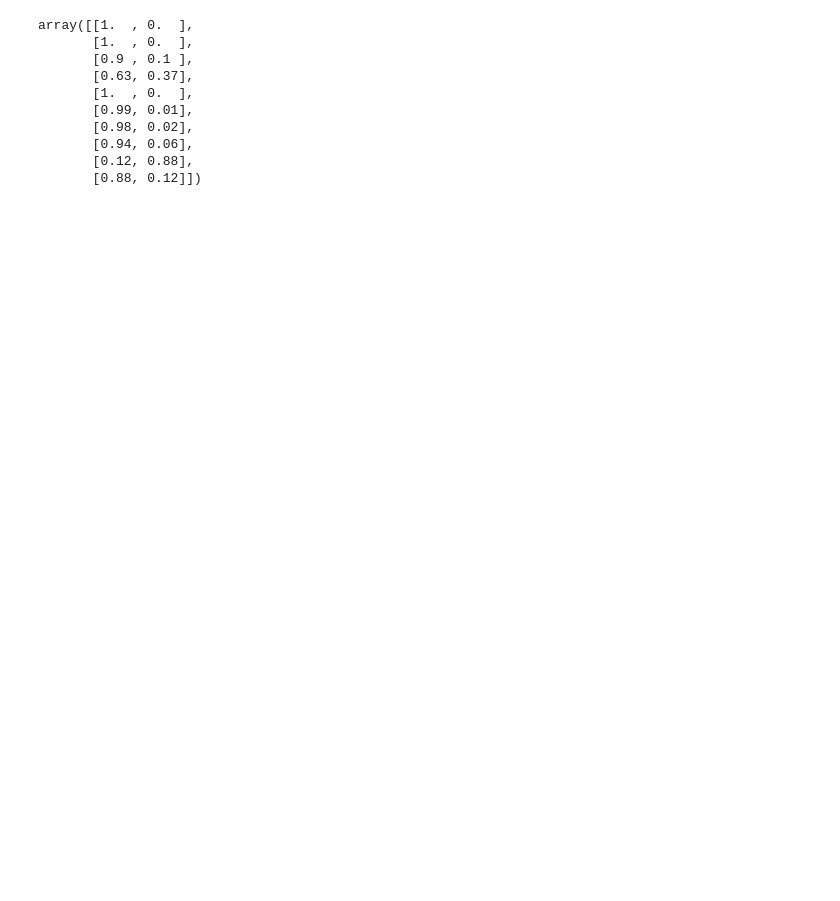
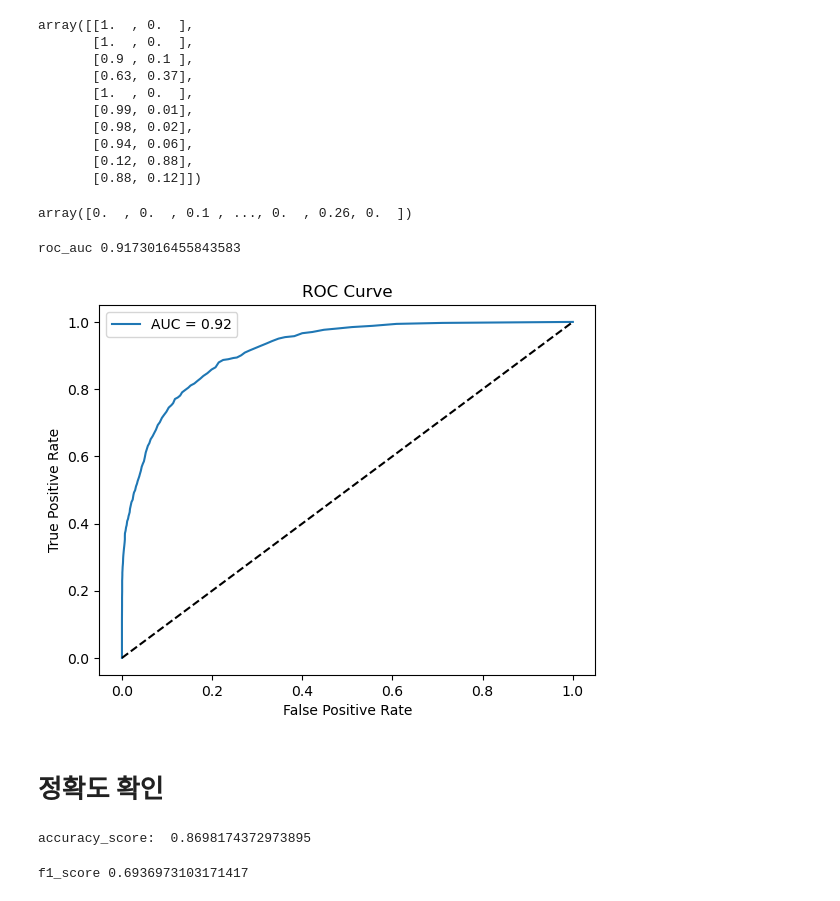
Before and after one commit to inno-inho/Jupyter, a Jupyter notebook: notebooks/Ch01/01_이진분류.ipynb, the cells around one changed output. Saved outputs shown, nothing was run; the diff lists cells and outputs as text; code cells hidden in the pictures; blank space fills up the shorter version.

```diff
--- a/notebooks/Ch01/01_이진분류.ipynb
+++ b/notebooks/Ch01/01_이진분류.ipynb
@@ -1472,3 +1475,60 @@ array([[1.  , 0.  ],
        [0.94, 0.06],
        [0.12, 0.88],
        [0.88, 0.12]])
+# %%
+## 평가하기
+pred[:,1]
+# %% [output]
+array([0.  , 0.  , 0.1 , ..., 0.  , 0.26, 0.  ])
+# %%
+from sklearn.metrics import roc_auc_score
+roc_auc = roc_auc_score(y_val,pred[:,1])
+print('roc_auc', roc_auc)
+# %% [output]
+roc_auc 0.9173016455843583
+# %%
+import matplotlib.pyplot as plt
+from sklearn.metrics import roc_curve, roc_auc_score
+
+# 가정: y_val (실제값), y_pred_proba (예측확률) 데이터가 이미 준비되어 있음
+
+y_pred_proba = pred[:,1]
+# ROC 곡선 그래프
+fpr, tpr, _ = roc_curve(y_val, y_pred_proba, pos_label='>50K')
+auc = roc_auc_score(y_val, y_pred_proba)
+
+plt.plot(fpr, tpr, label=f'AUC = {auc:.2f}')
+plt.plot([0,1], [0,1], 'k--')
+plt.xlabel('False Positive Rate')
+plt.ylabel('True Positive Rate')
+plt.title('ROC Curve')
+plt.legend()
+plt.show()
+# %% [output]
+[figure, added]
+# %% [markdown]
+# 정확도 확인
+# %%
+from sklearn.metrics import accuracy_score
+
+pred = rf.predict(X_val)
+accuracy = accuracy_score(y_val,pred)
+print("accuracy_score: ", accuracy)
+# %% [output]
+accuracy_score:  0.8698174372973895
+# %%
+from sklearn.metrics import f1_score
+
+f1 = f1_score(y_val, pred, pos_label = '>50K')
+print('f1_score', f1)
+
+#----------------
+# 코드 해석
+#----------------
+# y_val : 실제 라벨 (예: 소득 <=50K / >50K)
+# pred : 모델 예측 라벨
+# pos_label='>50K' : 우리가 관심 있는 양성(Positive) 클래스를 지정
+# 여기서는 >50K(연 소득이 5만 달러 이상)를 양성으로 설정
+# f1_score() : Precision과 Recall을 조화평균(Harmonic Mean)으로 계산
+# %% [output]
+f1_score 0.6936973103171417
```
Also changed, not shown: parts of 10 cells of this notebook, 6 other files.
